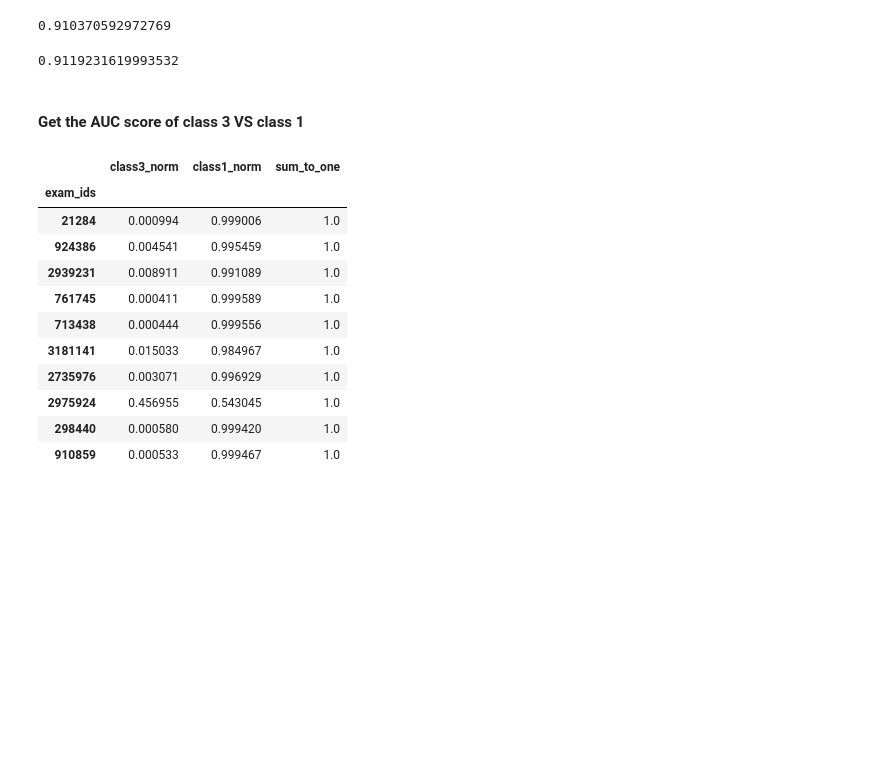
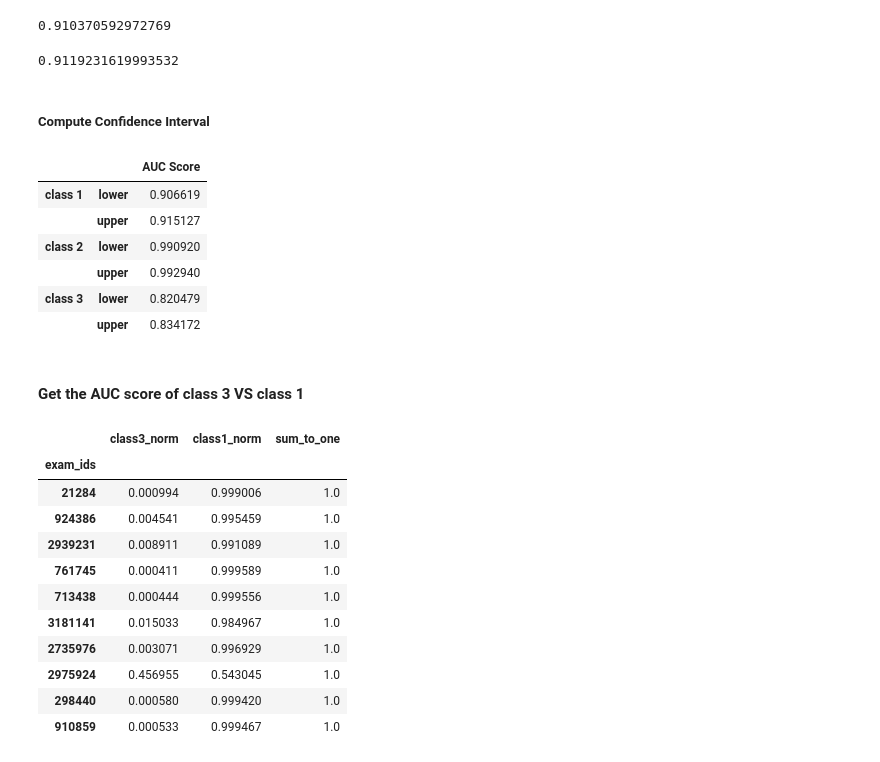
Before and after one commit to mygithth27/af-risk-prediction-by-ecg-dnn, a Jupyter notebook: af_performance_fdset_30Mar.ipynb, the cells around one changed output. Saved outputs shown, nothing was run; the diff lists cells and outputs as text; code cells hidden in the pictures; blank space fills up the shorter version.

```diff
--- a/af_performance_fdset_30Mar.ipynb
+++ b/af_performance_fdset_30Mar.ipynb
@@ -259,3 +272,5 @@ auc_score_ovo = roc_auc_score(true_values, prob_classes, multi_class='ovo', aver
 auc_score_ovo
 # %% [output]
 0.9119231619993532
+# %% [markdown]
+##### Compute Confidence Interval
@@ -262,3 +323,20 @@ auc_score_ovo
+# %%
+score_name = "AUC Score"
+n_classes = 3
+classes_auc_ci = {}
+for i in range(n_classes):
+    classes_auc_ci[i] = get_confidence_intervals( Y_onehot[:,i], prob_classes[:,i], roc_auc_score, score_name, None)
+ovr_auc_cis =  pd.concat([x for y, x in classes_auc_ci.items()], keys=['class 1', 'class 2', 'class 3'], axis=0)
+display(ovr_auc_cis)
+#class1_auc_ci = get_confidence_intervals(class1_y_true, prob_classes[:,0], roc_auc_score, score_name, None)
+# %% [output]
+|  |  | AUC Score |
+| class 1 | lower | 0.906619 |
+|  | upper | 0.915127 |
+| class 2 | lower | 0.990920 |
+|  | upper | 0.992940 |
+| class 3 | lower | 0.820479 |
+|  | upper | 0.834172 |
 # %% [markdown]
 #### Get the AUC score of class 3 VS class 1
 # %%
```
Also changed, not shown: parts of 10 cells of this notebook, 14 other files.
